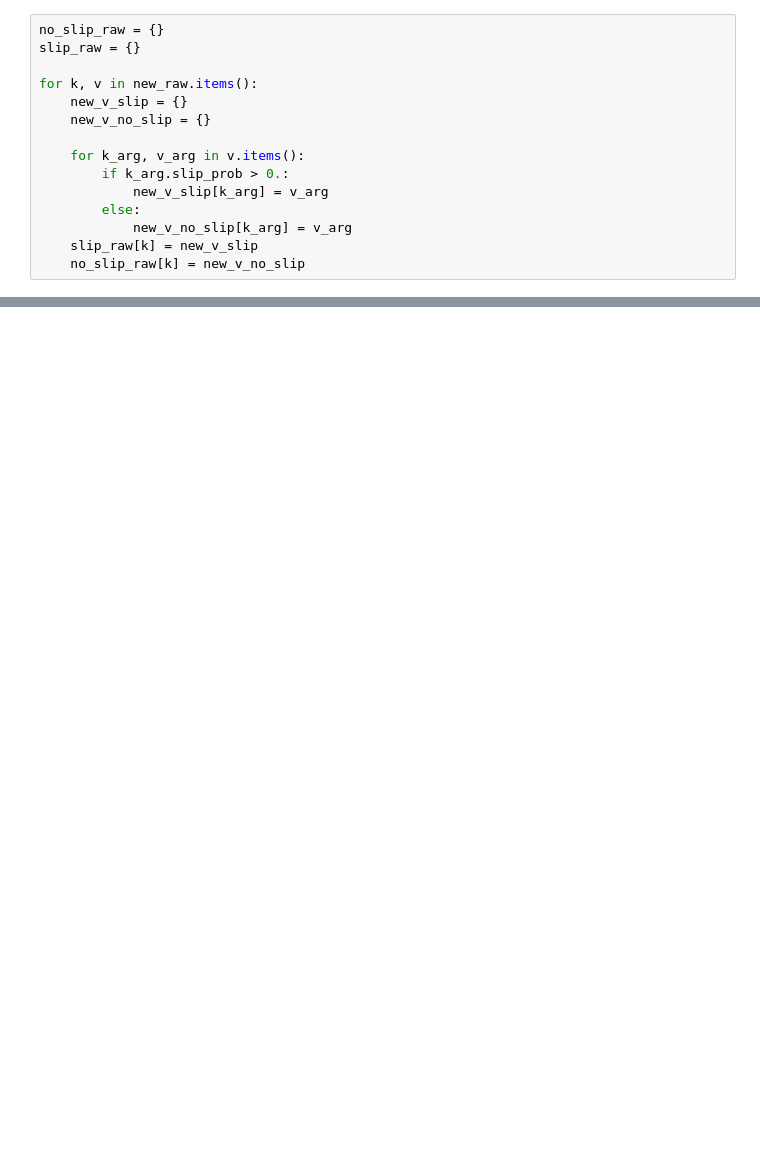
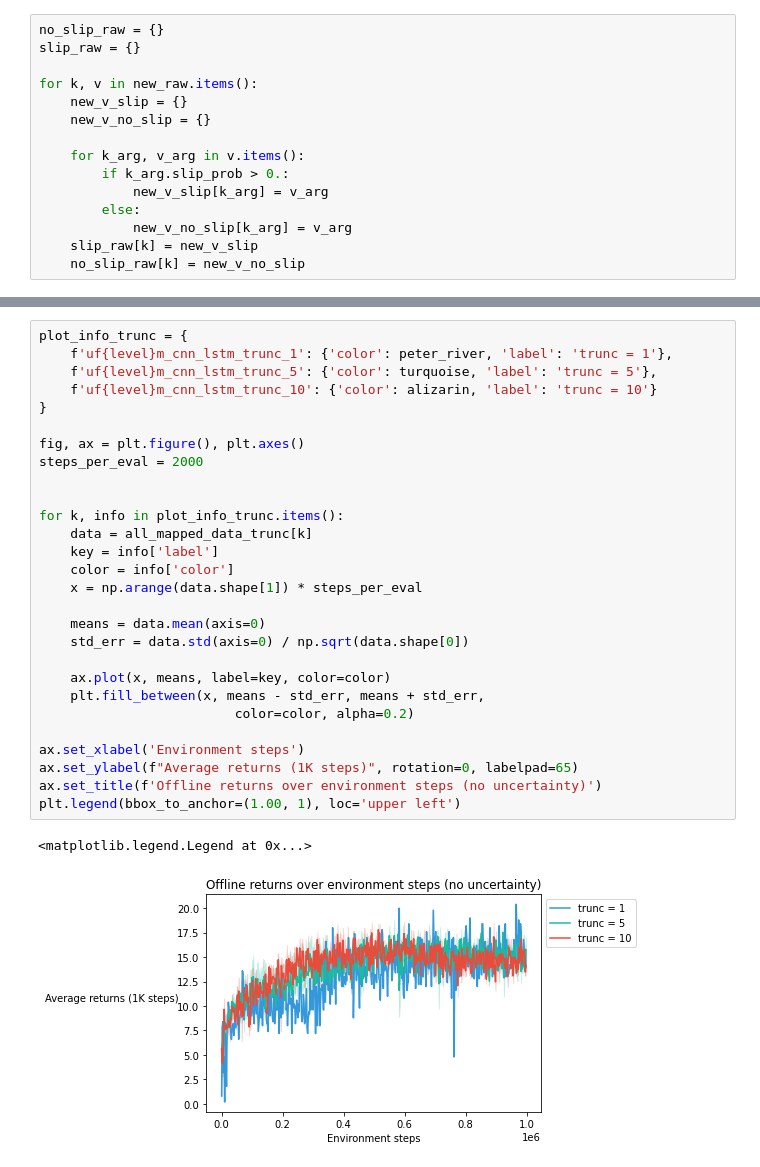
Before and after one commit to taodav/aux-inputs, a Jupyter notebook: analysis/plot_results_uf4_cnn.ipynb, the cells around one changed output, grey strips where cells are left out. Drawn from its saved outputs; the diff is of its cells as text; blank space fills up the shorter version.

```diff
--- a/analysis/plot_results_uf4_cnn.ipynb
+++ b/analysis/plot_results_uf4_cnn.ipynb
@@ -254,0 +326,31 @@ plt.legend(bbox_to_anchor=(1.00, 1), loc='upper left')
+# %%
+plot_info_trunc = {
+    f'uf{level}m_cnn_lstm_trunc_1': {'color': peter_river, 'label': 'trunc = 1'},
+    f'uf{level}m_cnn_lstm_trunc_5': {'color': turquoise, 'label': 'trunc = 5'},
+    f'uf{level}m_cnn_lstm_trunc_10': {'color': alizarin, 'label': 'trunc = 10'}
+}
+
+fig, ax = plt.figure(), plt.axes()
+steps_per_eval = 2000
+
+
+for k, info in plot_info_trunc.items():
+    data = all_mapped_data_trunc[k]
+    key = info['label']
+    color = info['color']
+    x = np.arange(data.shape[1]) * steps_per_eval
+
+    means = data.mean(axis=0)
+    std_err = data.std(axis=0) / np.sqrt(data.shape[0])
+
+    ax.plot(x, means, label=key, color=color)
+    plt.fill_between(x, means - std_err, means + std_err,
+                         color=color, alpha=0.2)
+
+ax.set_xlabel('Environment steps')
+ax.set_ylabel(f"Average returns (1K steps)", rotation=0, labelpad=65)
+ax.set_title(f'Offline returns over environment steps (no uncertainty)')
+plt.legend(bbox_to_anchor=(1.00, 1), loc='upper left')
+# %% [output]
+<matplotlib.legend.Legend at 0x...>
+[figure, added]
```
Also changed, not shown: parts of 22 cells of this notebook, 20 other files.
